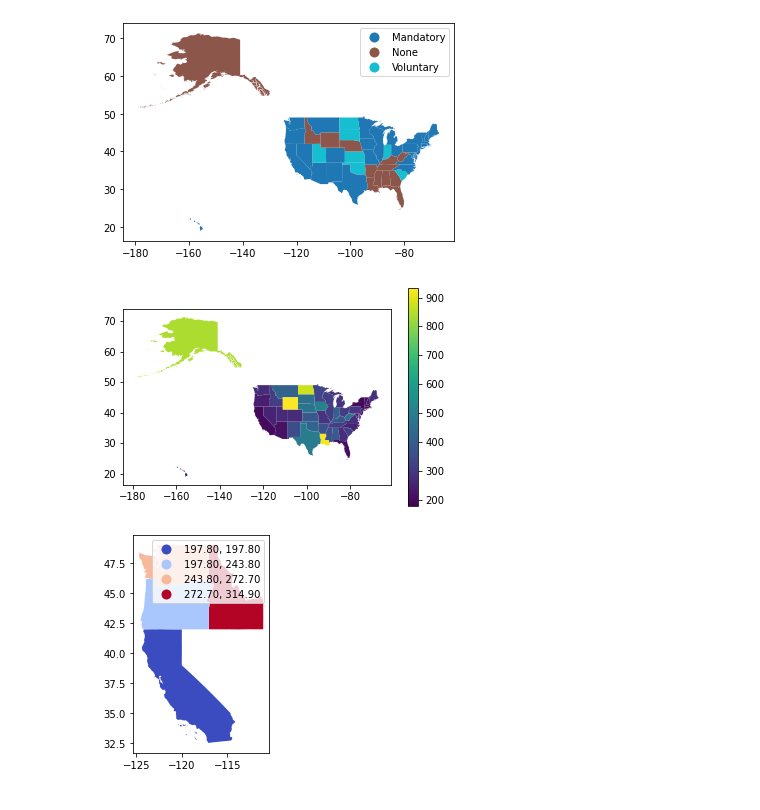
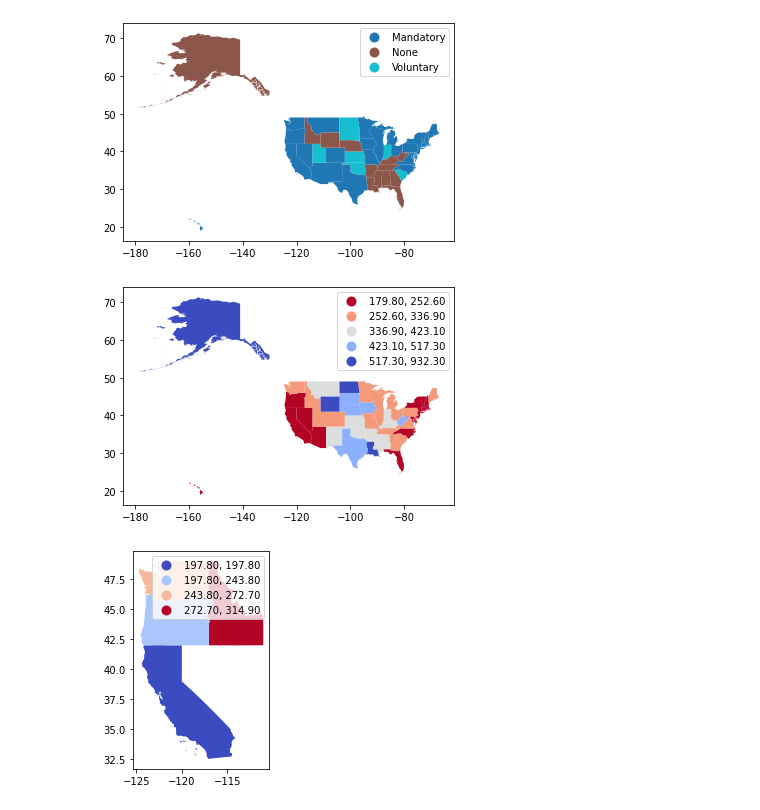
Before and after one commit to ugin331/GGIS-371, a Jupyter notebook: Li2023StateEnergy.ipynb, the cells around one changed output. Cells and saved outputs as stored; diff of their text form; code cells hidden in the pictures.

```diff
--- a/Li2023StateEnergy.ipynb
+++ b/Li2023StateEnergy.ipynb
@@ -34,10 +34,10 @@ plt.show()
 # %% [output]
 [figure]
 # %%
-states.plot("Consumption.Per.Capita.MM.BTU", legend=True)
+states.plot("Consumption.Per.Capita.MM.BTU", legend=True, cmap="coolwarm_r", scheme="naturalbreaks")
 plt.show()
 # %% [output]
-[figure, old version]
+[figure, new version]
 # %%
 PNW = states[states.ST.isin(['WA', 'OR', 'CA', 'ID'])]
 PNW.plot("Consumption.Per.Capita.MM.BTU", legend=True, cmap="coolwarm", scheme="naturalbreaks")
```
